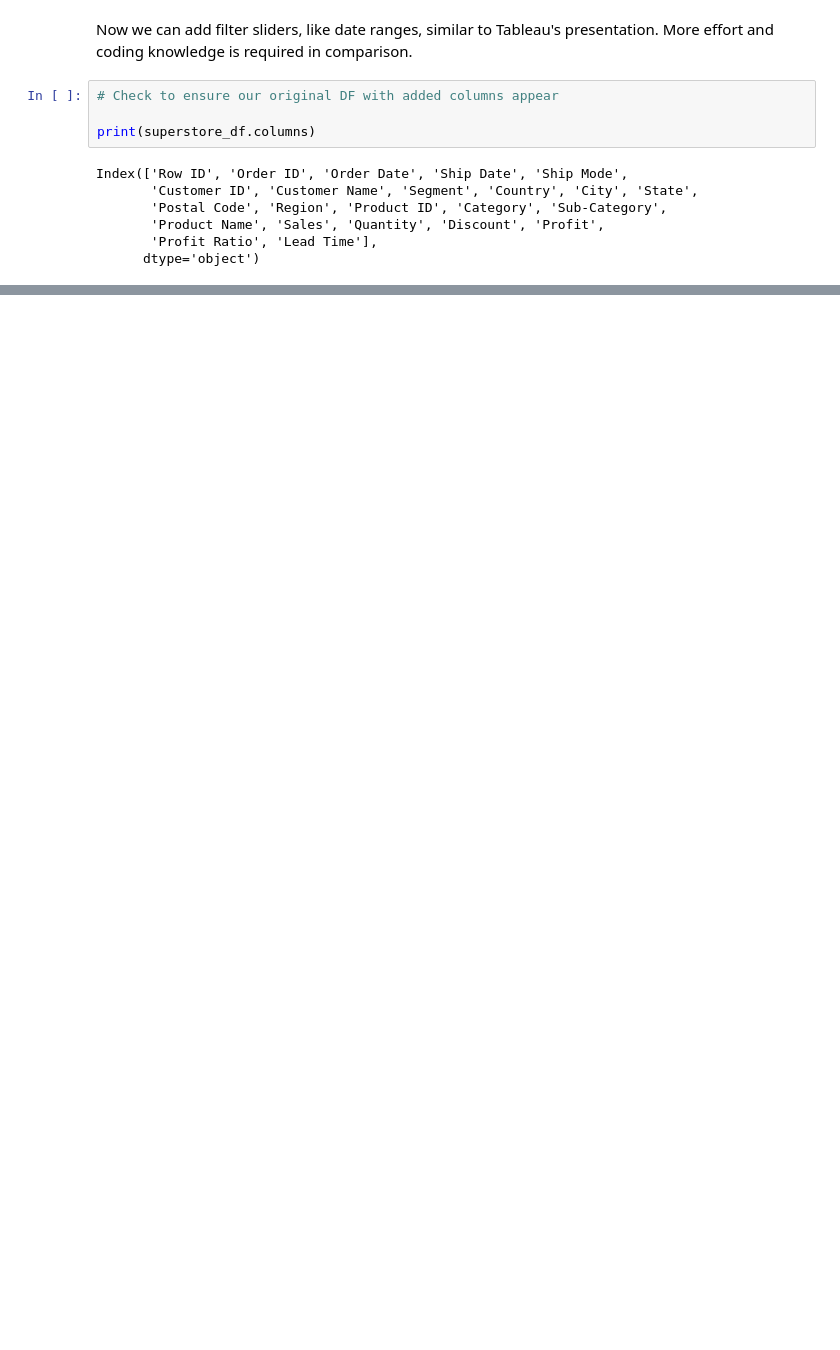
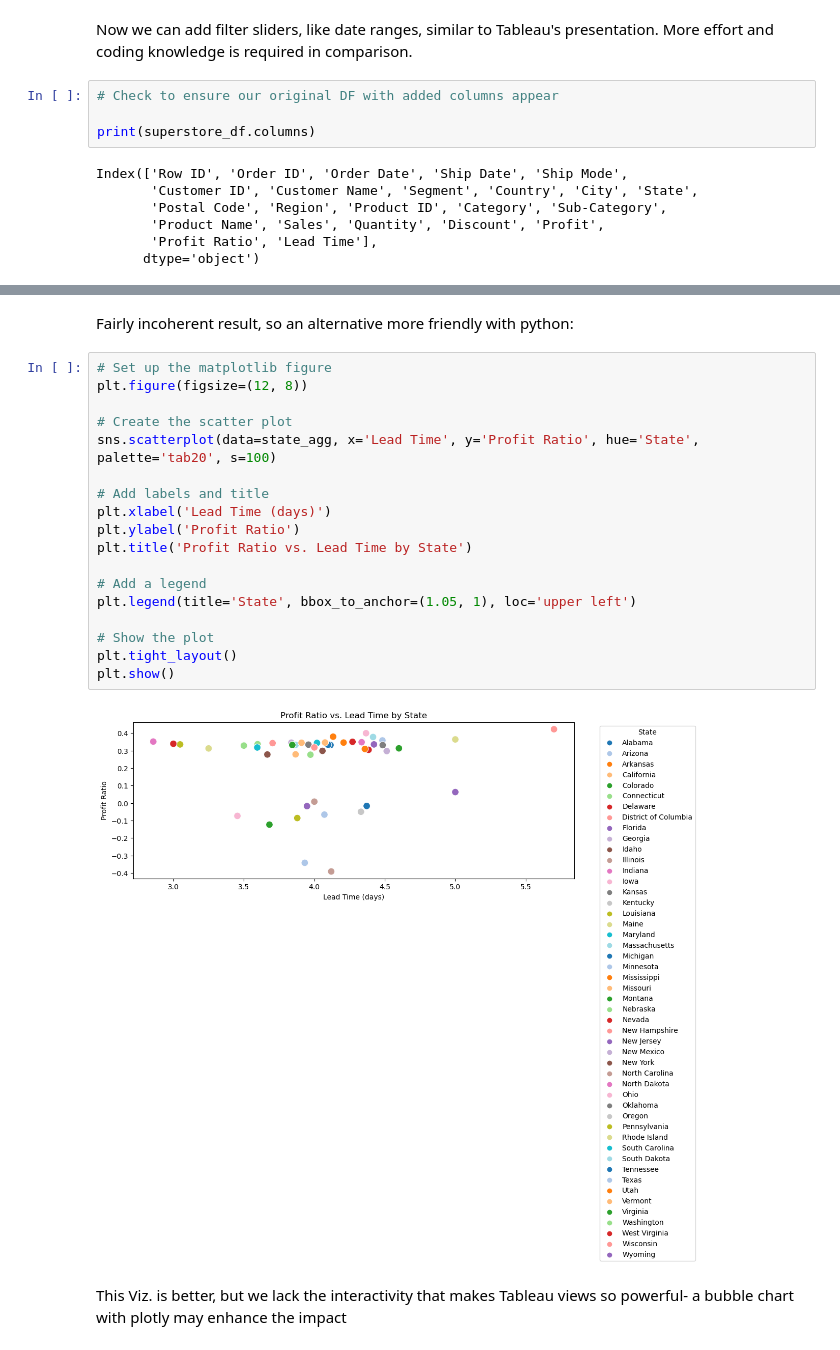
Before and after one commit to tristanperry17/Sales_Reporting, a Jupyter notebook: Python_Sales_ANV.ipynb, the cells around one changed output, grey strips where cells are left out. Cells and saved outputs as stored; diff of their text form; blank space fills up the shorter version.

```diff
--- a/Python_Sales_ANV.ipynb
+++ b/Python_Sales_ANV.ipynb
@@ -263,0 +312,24 @@ Index(['Row ID', 'Order ID', 'Order Date', 'Ship Date', 'Ship Mode',
+# %% [markdown]
+Fairly incoherent result, so an alternative more friendly with python:
+# %%
+# Set up the matplotlib figure
+plt.figure(figsize=(12, 8))
+
+# Create the scatter plot
+sns.scatterplot(data=state_agg, x='Lead Time', y='Profit Ratio', hue='State', palette='tab20', s=100)
+
+# Add labels and title
+plt.xlabel('Lead Time (days)')
+plt.ylabel('Profit Ratio')
+plt.title('Profit Ratio vs. Lead Time by State')
+
+# Add a legend
+plt.legend(title='State', bbox_to_anchor=(1.05, 1), loc='upper left')
+
+# Show the plot
+plt.tight_layout()
+plt.show()
+# %% [output]
+[figure, added]
+# %% [markdown]
+This Viz. is better, but we lack the interactivity that makes Tableau views so powerful- a bubble chart with plotly may enhance the impact
```
Also changed, not shown: parts of 6 cells of this notebook, 1 other file.
